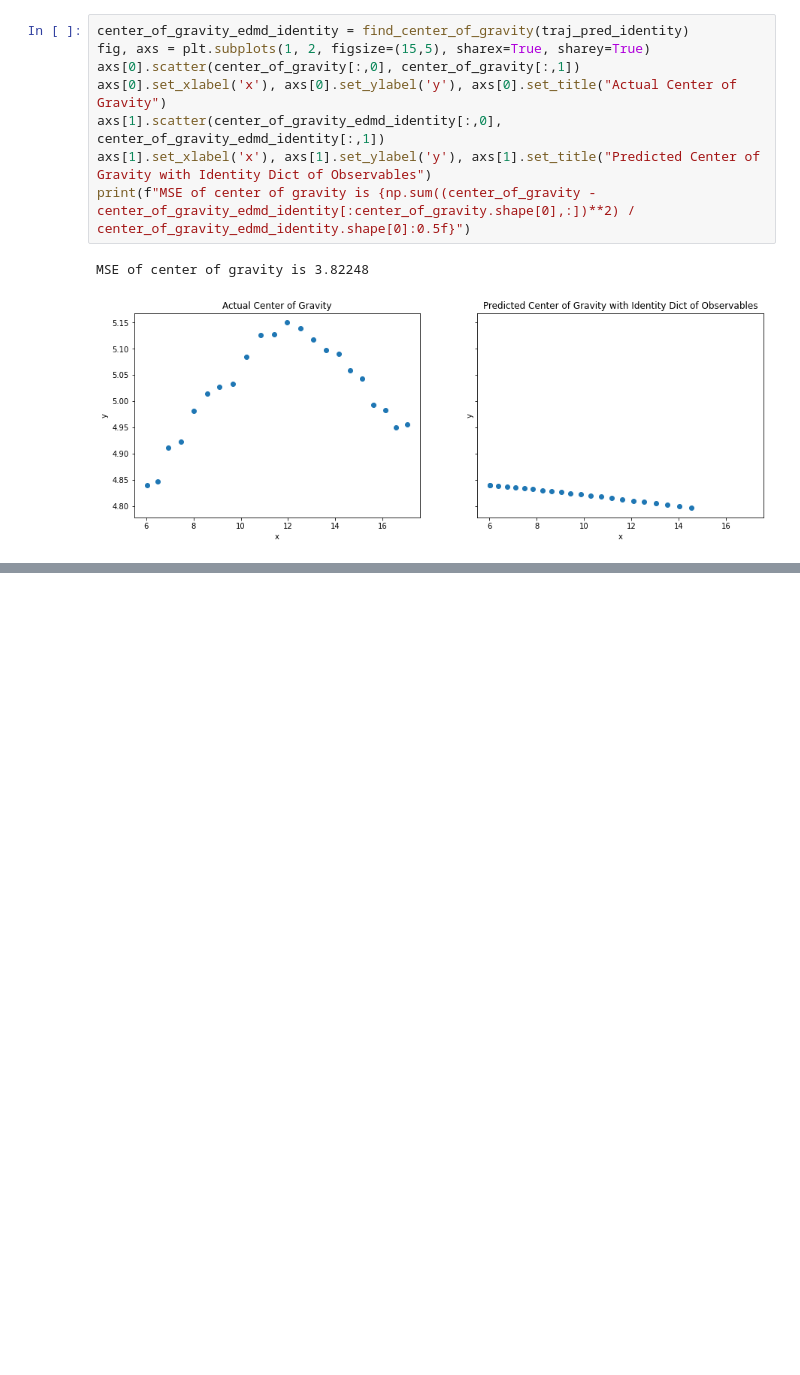
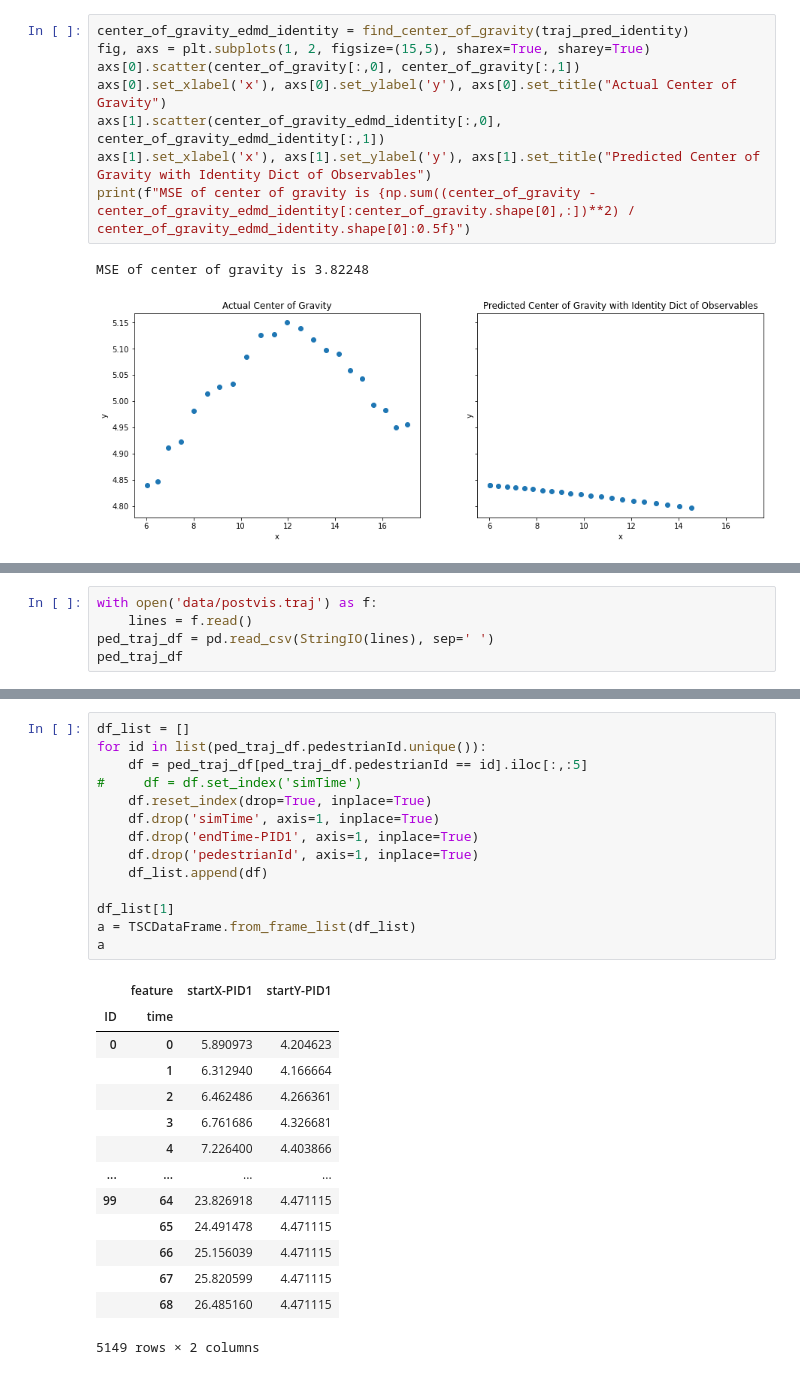
Before and after one commit to waleedbinkhalid74/ml_cms_final_project, a Jupyter notebook: ml_cms_final_proj_task_5.ipynb, the cells around one changed output, grey strips where cells are left out. Cells and saved outputs as stored; diff of their text form; blank space fills up the shorter version.

```diff
--- a/ml_cms_final_proj_task_5.ipynb
+++ b/ml_cms_final_proj_task_5.ipynb
@@ -254,0 +262,5 @@ MSE of center of gravity is 3.82248
+# %%
+with open('data/postvis.traj') as f:
+    lines = f.read()
+ped_traj_df = pd.read_csv(StringIO(lines), sep=' ')
+ped_traj_df
@@ -254,0 +281,29 @@ MSE of center of gravity is 3.82248
+# %%
+df_list = []
+for id in list(ped_traj_df.pedestrianId.unique()):
+    df = ped_traj_df[ped_traj_df.pedestrianId == id].iloc[:,:5]
+#     df = df.set_index('simTime')
+    df.reset_index(drop=True, inplace=True)
+    df.drop('simTime', axis=1, inplace=True)
+    df.drop('endTime-PID1', axis=1, inplace=True)
+    df.drop('pedestrianId', axis=1, inplace=True)
+    df_list.append(df)
+
+df_list[1]
+a = TSCDataFrame.from_frame_list(df_list)
+a
+# %% [output]
+|  | feature | startX-PID1 | startY-PID1 |
+| ID | time |  |  |
+| 0 | 0 | 5.890973 | 4.204623 |
+|  | 1 | 6.312940 | 4.166664 |
+|  | 2 | 6.462486 | 4.266361 |
+|  | 3 | 6.761686 | 4.326681 |
+|  | 4 | 7.226400 | 4.403866 |
+| ... | ... | ... | ... |
+| 99 | 64 | 23.826918 | 4.471115 |
+|  | 65 | 24.491478 | 4.471115 |
+|  | 66 | 25.156039 | 4.471115 |
+|  | 67 | 25.820599 | 4.471115 |
+|  | 68 | 26.485160 | 4.471115 |
+5149 rows × 2 columns
```
Also changed, not shown: parts of 3 cells of this notebook.
